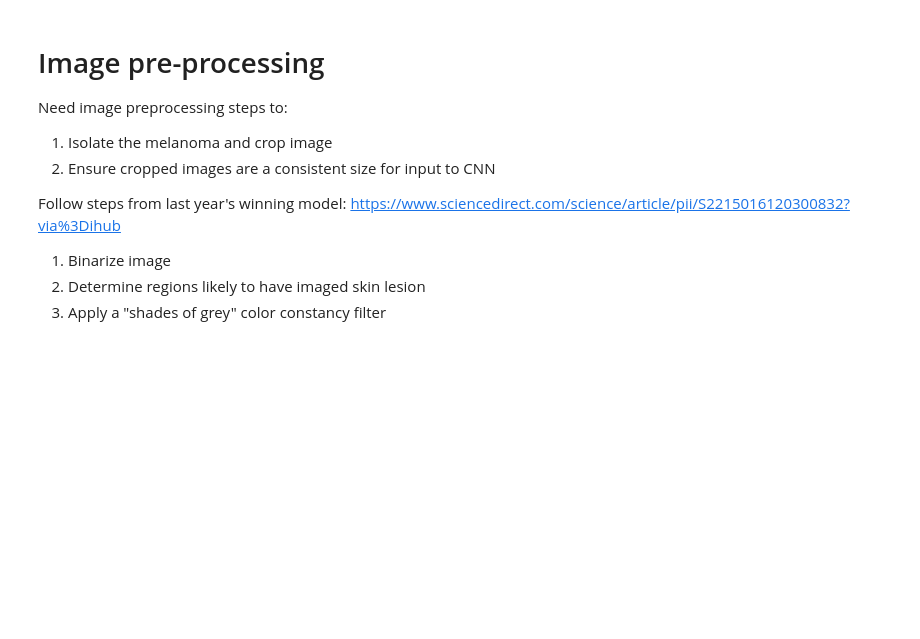
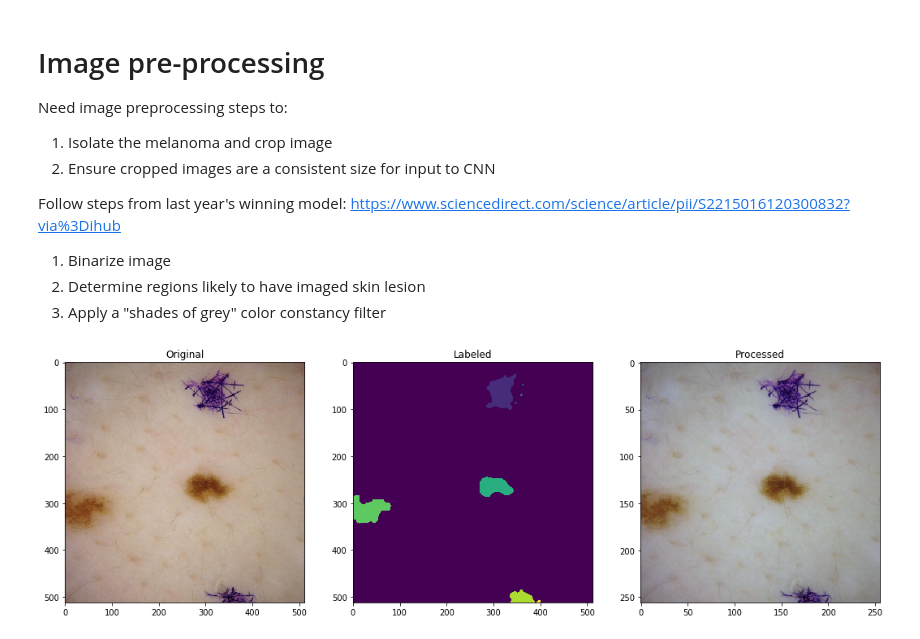
Before and after one commit to JaronThompson/MelanomaKaggleComp, a Jupyter notebook: Notebooks/Image Processing.ipynb, the cells around one changed output. Saved outputs shown, nothing was run; the diff lists cells and outputs as text; code cells hidden in the pictures; blank space fills up the shorter version.

```diff
--- a/Notebooks/Image Processing.ipynb
+++ b/Notebooks/Image Processing.ipynb
@@ -192,2 +211,33 @@ def crop(img, imsize=256, margin=.5):
+# %%
+i = 0
+# %%
+# pull an example
+img_ind = i
+example = train_path + train_files[img_ind]
+img_name = train_files[img_ind].split(".")[0]
+img = plt.imread(example)
+
+# display
+img_crop, label_img = crop(img, thresh=.65)
+
+plt.figure(figsize=(18, 6))
+
+plt.subplot(1, 3, 1)
+plt.imshow(img)
+plt.title("Original")
+
+plt.subplot(1, 3, 2)
+plt.imshow(label_img)
+plt.title("Labeled")
+
+plt.subplot(1, 3, 3)
+plt.imshow(img_crop)
+plt.title("Processed")
+
+plt.show()
+
+i += 1
+# %% [output]
+[figure, added]
 # %%
 # pull an example
```
Also changed, not shown: parts of 7 cells of this notebook, 2 other files.
